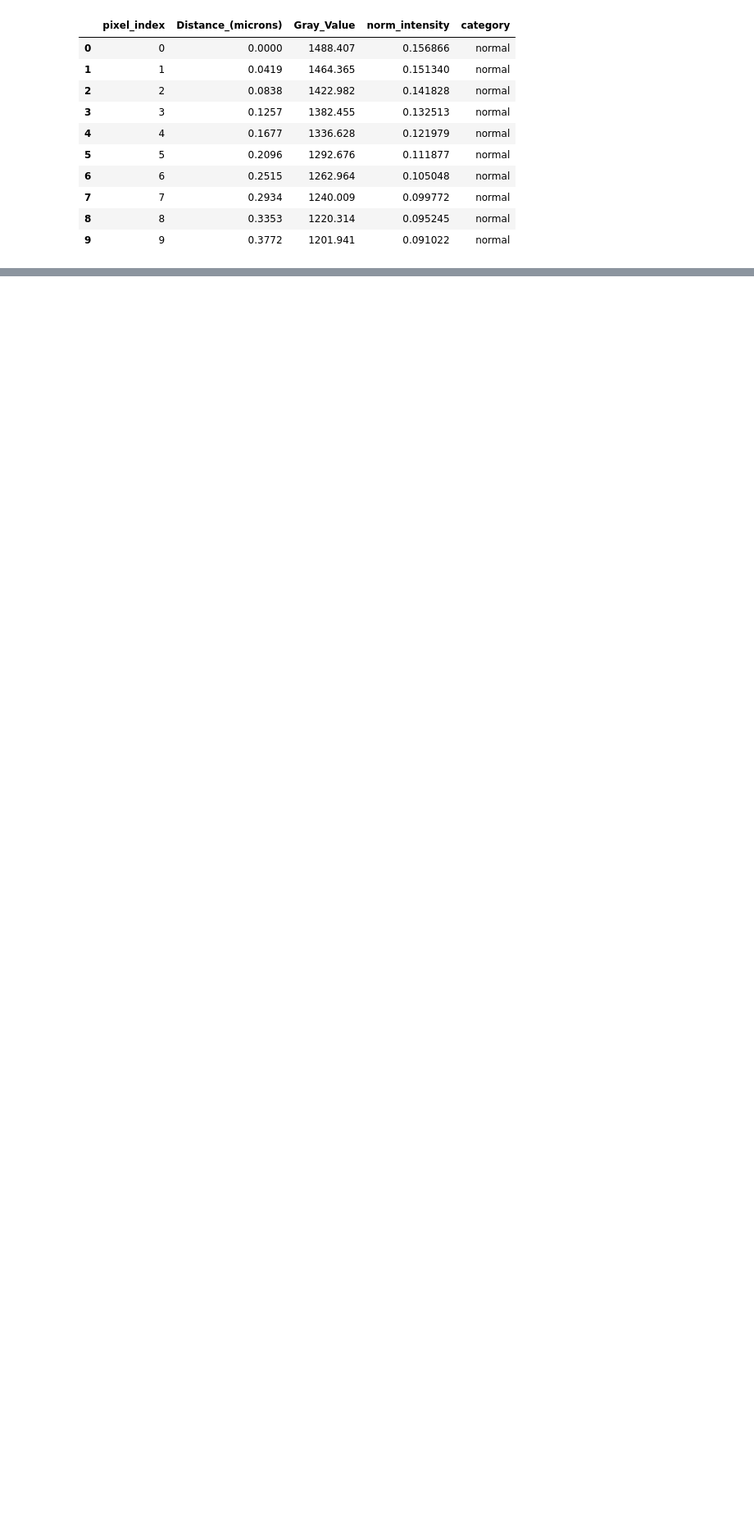
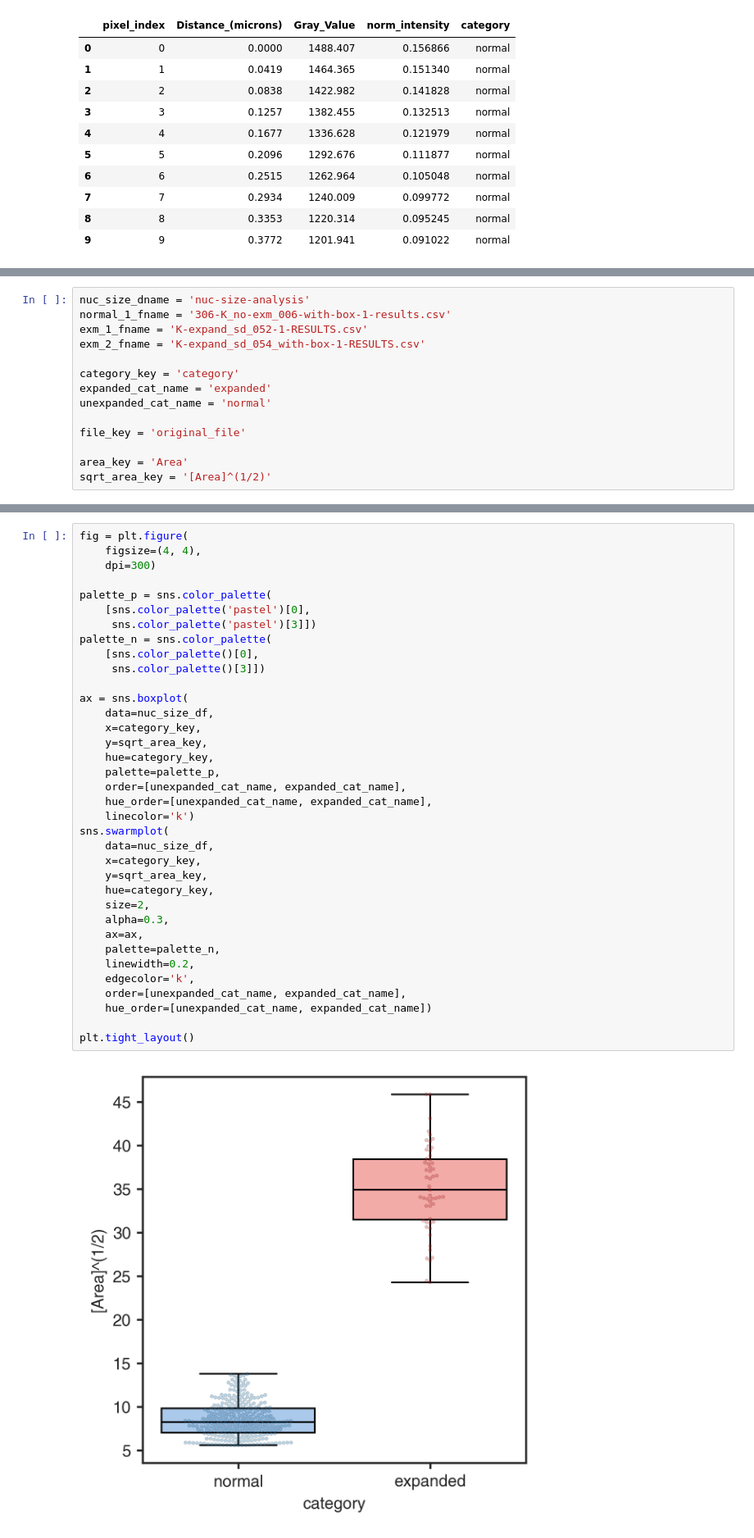
Before and after one commit to CorbanSwain/ExM-Demo-Figures, a Jupyter notebook: source/analysis.ipynb, the cells around one changed output, grey strips where cells are left out. Shown at 82% size. Cells and saved outputs as stored; diff of their text form; blank space fills up the shorter version.

```diff
--- a/source/analysis.ipynb
+++ b/source/analysis.ipynb
@@ -223,0 +243,14 @@ csutils.save_figures(directory=figure_dir)
+# %%
+nuc_size_dname = 'nuc-size-analysis'
+normal_1_fname = '306-K_no-exm_006-with-box-1-results.csv'
+exm_1_fname = 'K-expand_sd_052-1-RESULTS.csv'
+exm_2_fname = 'K-expand_sd_054_with-box-1-RESULTS.csv'
+
+category_key = 'category'
+expanded_cat_name = 'expanded'
+unexpanded_cat_name = 'normal'
+
+file_key = 'original_file'
+
+area_key = 'Area'
+sqrt_area_key = '[Area]^(1/2)'
@@ -223,0 +329,38 @@ csutils.save_figures(directory=figure_dir)
+# %%
+fig = plt.figure(
+    figsize=(4, 4),
+    dpi=300)
+
+palette_p = sns.color_palette(
+    [sns.color_palette('pastel')[0],
+     sns.color_palette('pastel')[3]])
+palette_n = sns.color_palette(
+    [sns.color_palette()[0],
+     sns.color_palette()[3]])
+
+ax = sns.boxplot(
+    data=nuc_size_df,
+    x=category_key,
+    y=sqrt_area_key,
+    hue=category_key,
+    palette=palette_p,
+    order=[unexpanded_cat_name, expanded_cat_name],
+    hue_order=[unexpanded_cat_name, expanded_cat_name],
+    linecolor='k')
+sns.swarmplot(
+    data=nuc_size_df,
+    x=category_key,
+    y=sqrt_area_key,
+    hue=category_key,
+    size=2,
+    alpha=0.3,
+    ax=ax,
+    palette=palette_n,
+    linewidth=0.2,
+    edgecolor='k',
+    order=[unexpanded_cat_name, expanded_cat_name],
+    hue_order=[unexpanded_cat_name, expanded_cat_name])
+
+plt.tight_layout()
+# %% [output]
+[figure, added]
```
Also changed, not shown: parts of 4 cells of this notebook.
